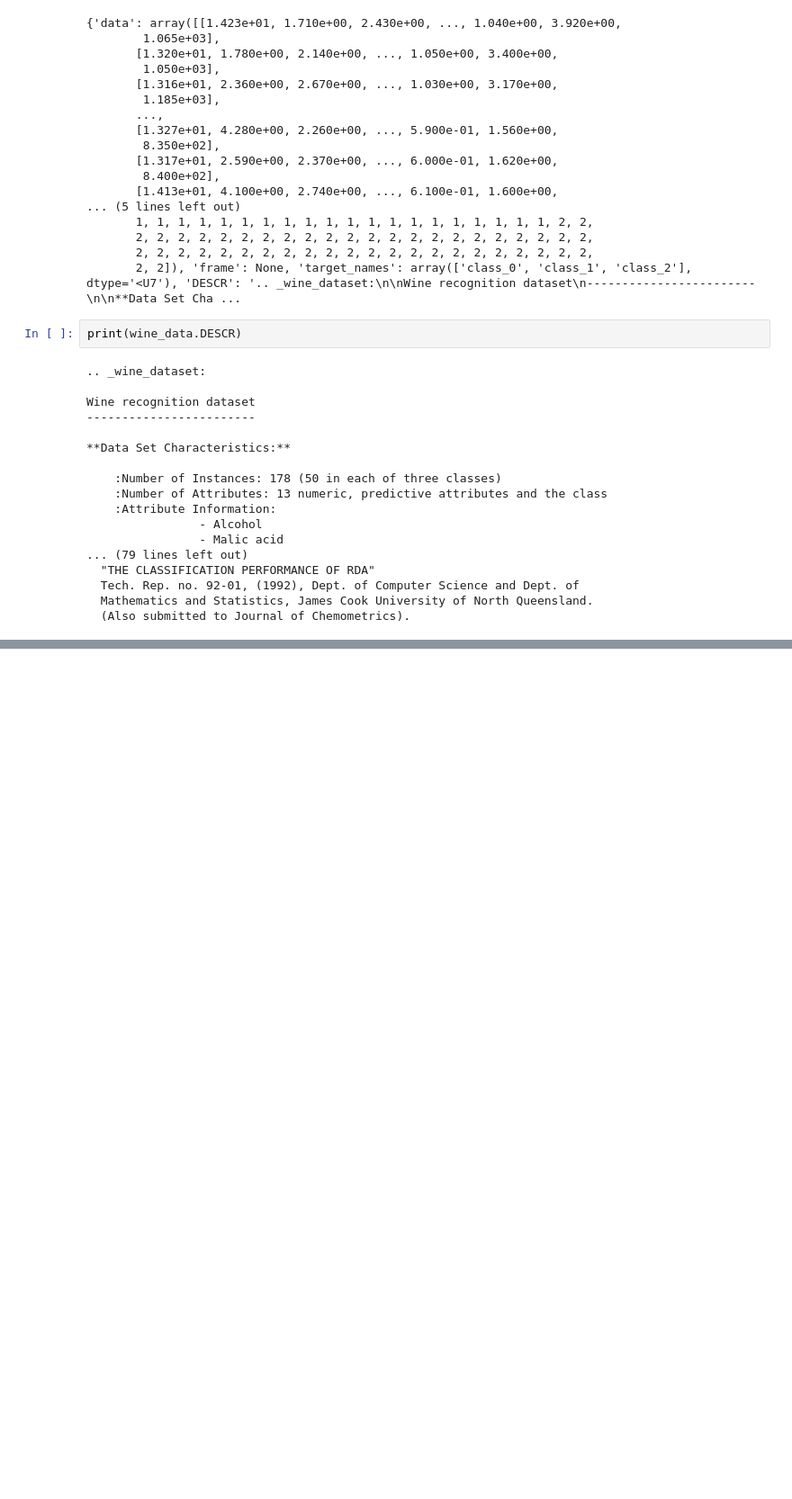
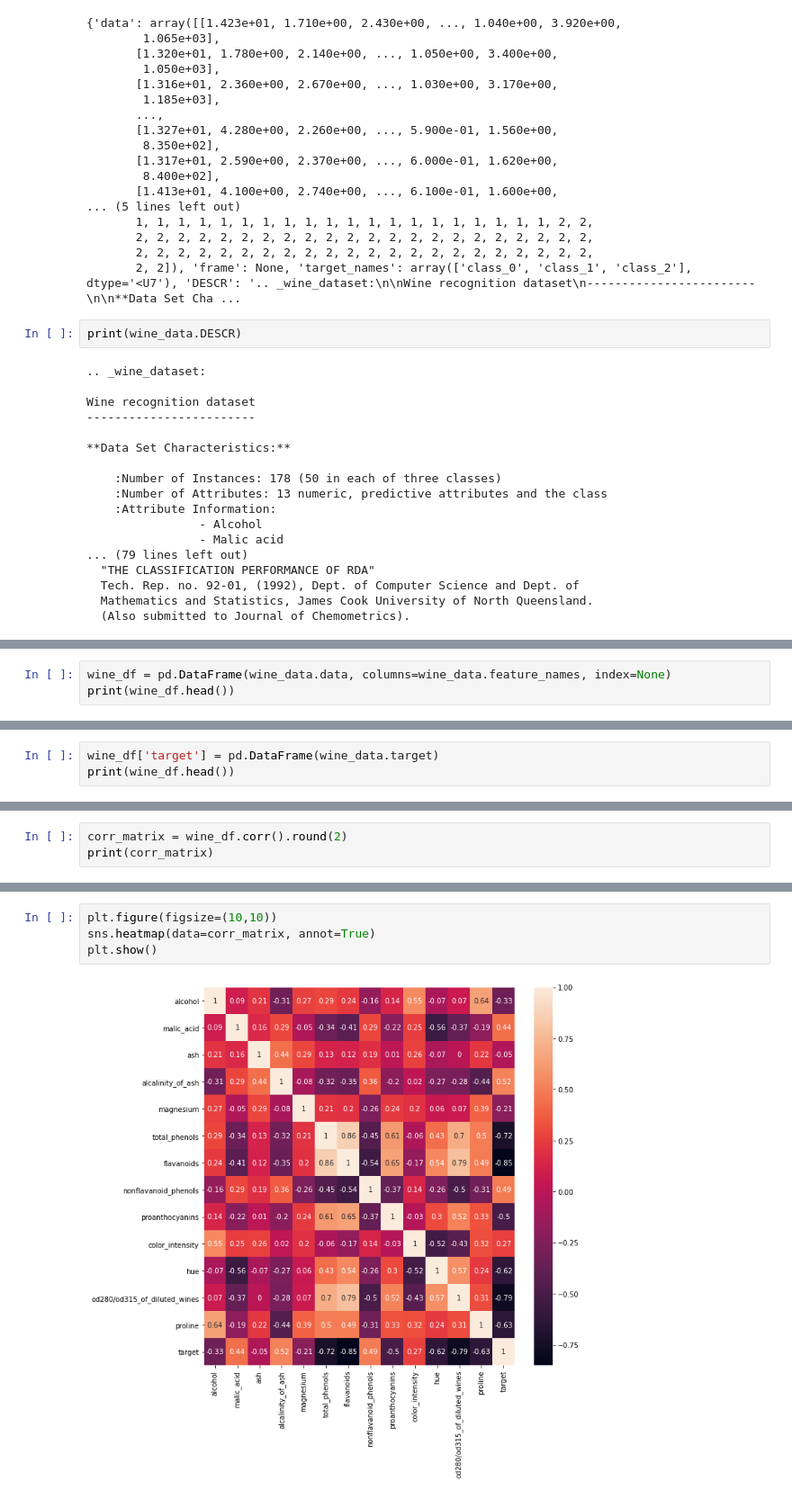
Before and after one commit to itswagi/Wine-Dataset-ML-Project, a Jupyter notebook: wine_dataset.ipynb, the cells around one changed output, grey strips where cells are left out. Shown: that part at 90% size. Cells and saved outputs as stored; diff of their text form; blank space fills up the shorter version.

Commit message:
EDA and Visualization complete

```diff
--- a/wine_dataset.ipynb
+++ b/wine_dataset.ipynb
@@ -57,0 +68,3 @@ print()
+# %%
+wine_df = pd.DataFrame(wine_data.data, columns=wine_data.feature_names, index=None)
+print(wine_df.head())
@@ -57,0 +92,3 @@ print()
+# %%
+wine_df['target'] = pd.DataFrame(wine_data.target)
+print(wine_df.head())
@@ -57,0 +138,3 @@ print()
+# %%
+corr_matrix = wine_df.corr().round(2)
+print(corr_matrix)
@@ -57,0 +159,6 @@ print()
+# %%
+plt.figure(figsize=(10,10))
+sns.heatmap(data=corr_matrix, annot=True)
+plt.show()
+# %% [output]
+[figure, added]
```
Also changed, not shown: parts of 8 cells of this notebook.
